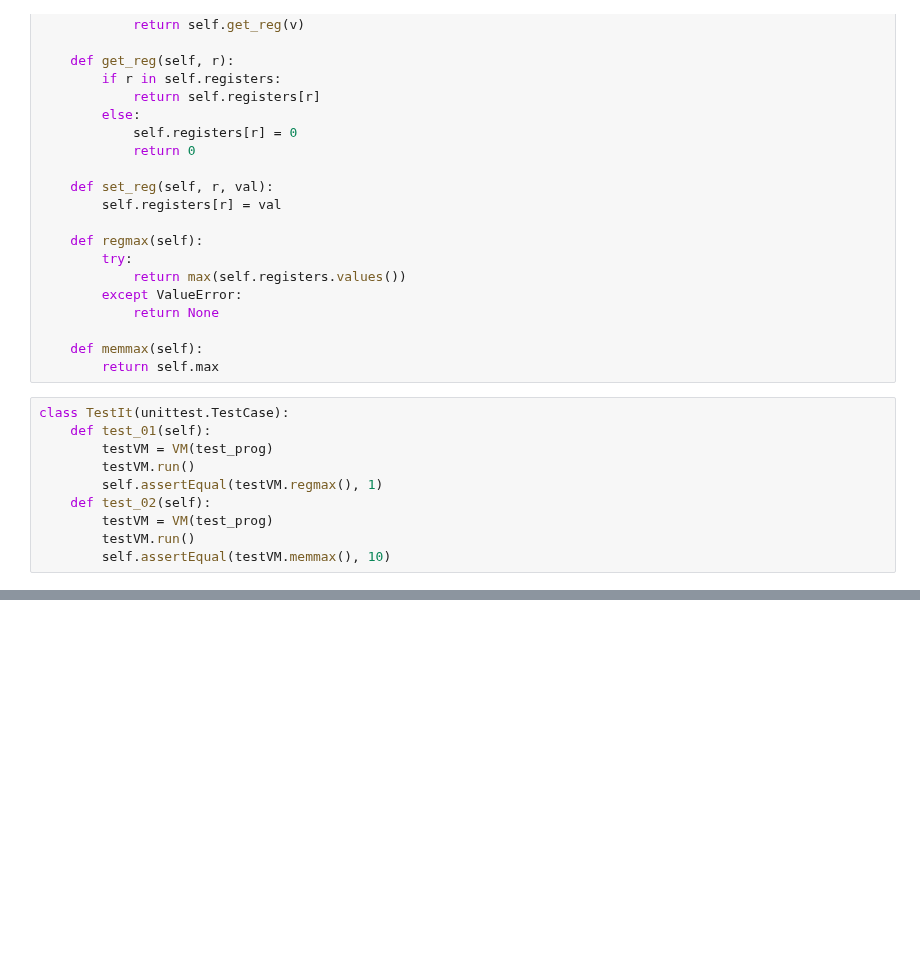
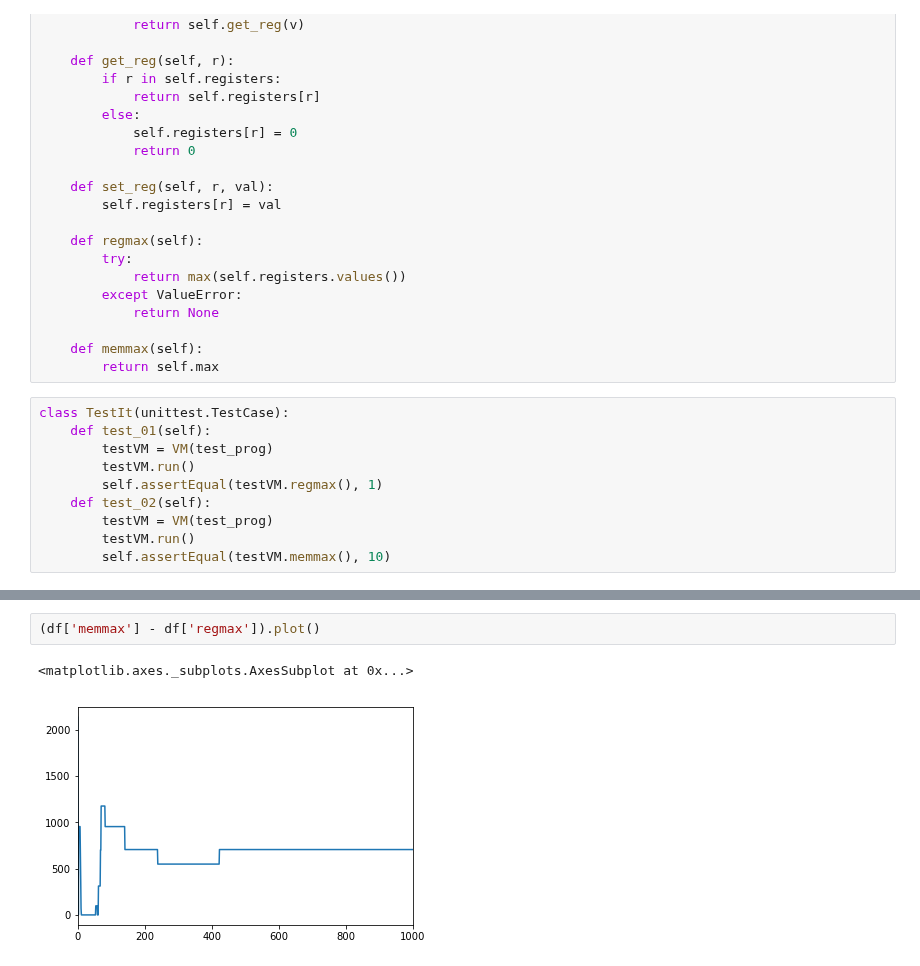
Before and after one commit to MarkNOakden/AdventOfCode, a Jupyter notebook: 17/08/day08.ipynb, the cells around one changed output, grey strips where cells are left out. Drawn from its saved outputs; the diff is of its cells as text; blank space fills up the shorter version.

```diff
--- a/17/08/day08.ipynb
+++ b/17/08/day08.ipynb
@@ -105,0 +127,5 @@ part 2 answer 7037
+# %%
+(df['memmax'] - df['regmax']).plot()
+# %% [output]
+<matplotlib.axes._subplots.AxesSubplot at 0x...>
+[figure, added]
```
Also changed, not shown: parts of 5 cells of this notebook.
